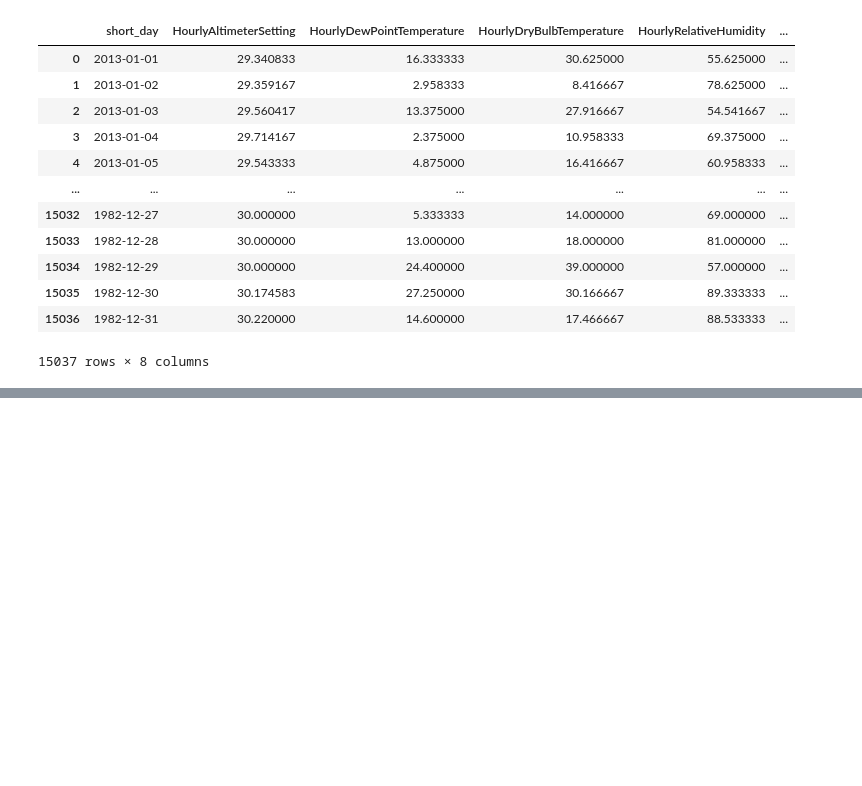
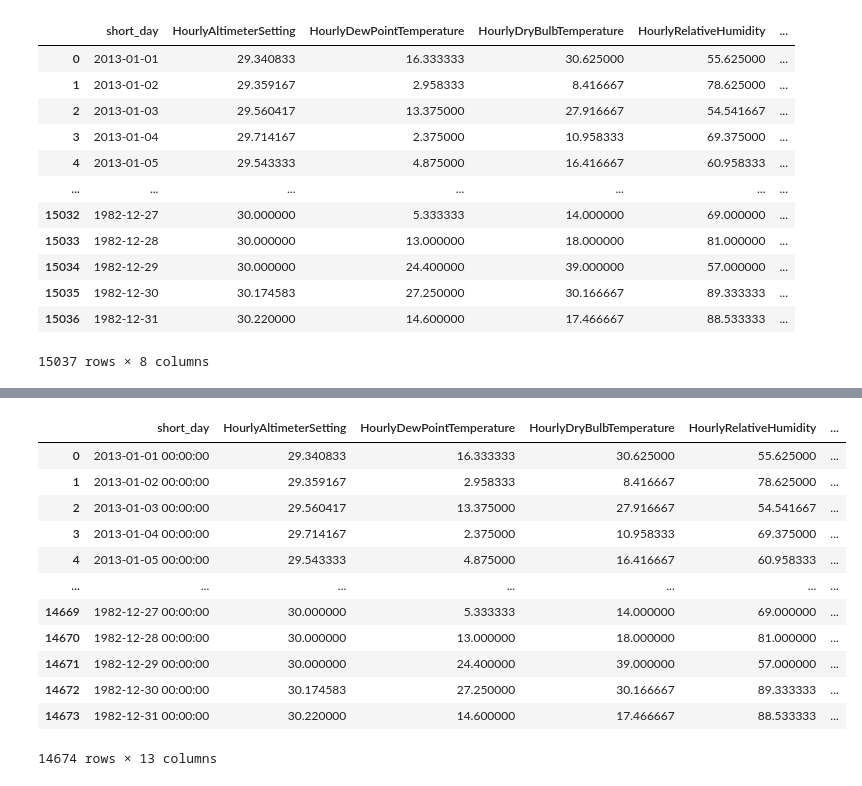
Before and after one commit to courtkneeking/ml_project, a Jupyter notebook: climate_data.ipynb, the cells around one changed output, grey strips where cells are left out. Saved outputs shown, nothing was run; the diff lists cells and outputs as text; code cells hidden in the pictures; blank space fills up the shorter version.

```diff
--- a/climate_data.ipynb
+++ b/climate_data.ipynb
@@ -100,0 +122,21 @@ dailies
+# %%
+features = pd.read_sql("""
+    SELECT *
+    from daily_climate
+    inner join nib using(Year);
+    """, con=conn)
+features
+# %% [output]
+|  | short_day | HourlyAltimeterSetting | HourlyDewPointTemperature | HourlyDryBulbTemperature | HourlyRelativeHumidity | ... |
+| 0 | 2013-01-01 00:00:00 | 29.340833 | 16.333333 | 30.625000 | 55.625000 | ... |
+| 1 | 2013-01-02 00:00:00 | 29.359167 | 2.958333 | 8.416667 | 78.625000 | ... |
+| 2 | 2013-01-03 00:00:00 | 29.560417 | 13.375000 | 27.916667 | 54.541667 | ... |
+| 3 | 2013-01-04 00:00:00 | 29.714167 | 2.375000 | 10.958333 | 69.375000 | ... |
+| 4 | 2013-01-05 00:00:00 | 29.543333 | 4.875000 | 16.416667 | 60.958333 | ... |
+| ... | ... | ... | ... | ... | ... | ... |
+| 14669 | 1982-12-27 00:00:00 | 30.000000 | 5.333333 | 14.000000 | 69.000000 | ... |
+| 14670 | 1982-12-28 00:00:00 | 30.000000 | 13.000000 | 18.000000 | 81.000000 | ... |
+| 14671 | 1982-12-29 00:00:00 | 30.000000 | 24.400000 | 39.000000 | 57.000000 | ... |
+| 14672 | 1982-12-30 00:00:00 | 30.174583 | 27.250000 | 30.166667 | 89.333333 | ... |
+| 14673 | 1982-12-31 00:00:00 | 30.220000 | 14.600000 | 17.466667 | 88.533333 | ... |
+14674 rows × 13 columns
```
Also changed, not shown: parts of 7 cells of this notebook, 7 other files.
